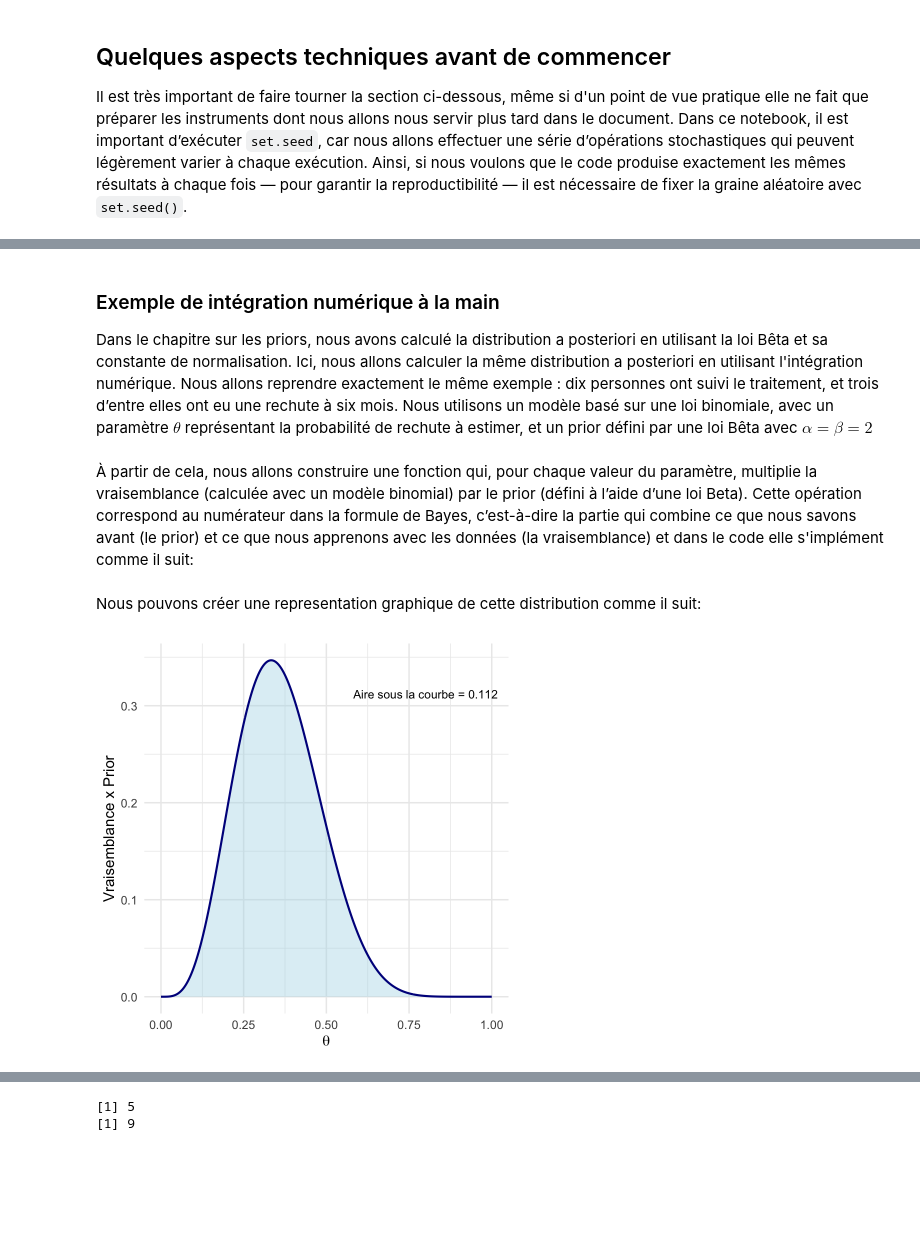
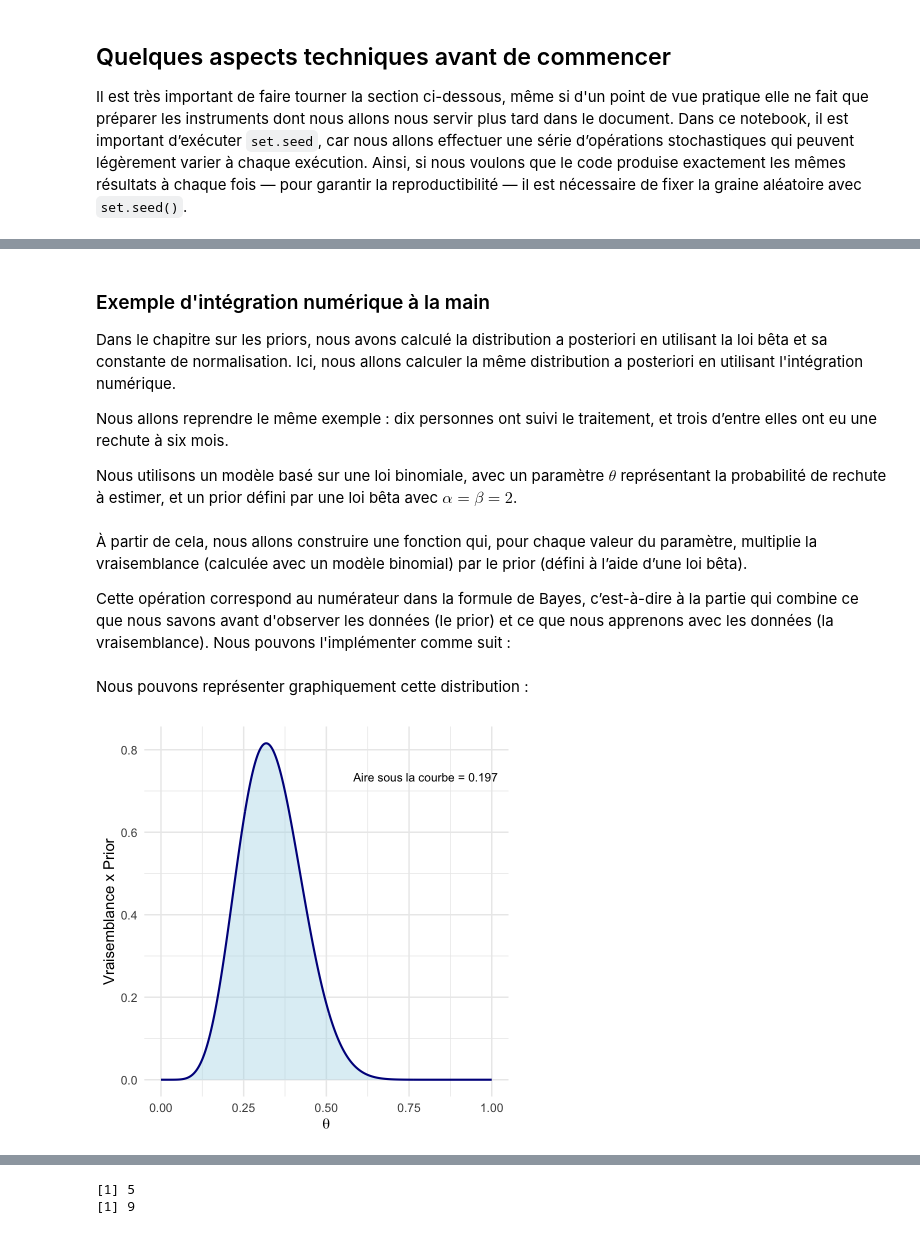
Before and after one commit to Affect-Learning-Decisions-Lab/cours_751526, a Jupyter notebook: mcmc/mcmc.ipynb, the cells around one changed output, grey strips where cells are left out. Saved outputs shown, nothing was run; the diff lists cells and outputs as text; code cells hidden in the pictures; blank space fills up the shorter version.

```diff
--- a/mcmc/mcmc.ipynb
+++ b/mcmc/mcmc.ipynb
@@ -26,22 +29,26 @@ Formellement cela se calcule comme une intégrale, donc dans notre cas il se for
 
 $$ P(x) = \int d\theta \  P(x \mid \theta) \cdot P(\theta) $$
 # %% [markdown]
-### Exemple de intégration numérique à la main
+### Exemple d'intégration numérique à la main
 
-Dans le chapitre sur les priors, nous avons calculé la distribution a posteriori en utilisant la loi Bêta et sa constante de normalisation.
-Ici, nous allons calculer la même distribution a posteriori en utilisant l'intégration numérique.
-Nous allons reprendre exactement le même exemple : dix personnes ont suivi le traitement, et trois d’entre elles ont eu une rechute à six mois.
-Nous utilisons un modèle basé sur une loi binomiale, avec un paramètre $\theta$ représentant la probabilité de rechute à estimer, et un prior défini par une loi Bêta avec $\alpha = \beta = 2$
+Dans le chapitre sur les priors, nous avons calculé la distribution a posteriori en utilisant la loi bêta et sa constante de normalisation. Ici, nous allons calculer la même distribution a posteriori en utilisant l'intégration numérique.
+
+Nous allons reprendre le même exemple : dix personnes ont suivi le traitement, et trois d’entre elles ont eu une rechute à six mois.
+
+Nous utilisons un modèle basé sur une loi binomiale, avec un paramètre $\theta$ représentant la probabilité de rechute à estimer, et un prior défini par une loi bêta avec $\alpha = \beta = 2$.
 # %%
 # Données
-k = 3
-n = 10
+k <- 3
+n <- 10
+
 # Hyperparamètres du prior
-alpha = 2
-beta = 2
+alpha <- 2
+beta <- 2
+
 # Espace des paramètres à explorer (variant de 0 à 1 avec des pas de 0,002)
-p <- seq(0,1,.002)
+p <- seq(0, 1, .002)
 # %% [markdown]
-À partir de cela, nous allons construire une fonction qui, pour chaque valeur du paramètre, multiplie la vraisemblance (calculée avec un modèle binomial) par le prior (défini à l’aide d’une loi Beta).
-Cette opération correspond au numérateur dans la formule de Bayes, c’est-à-dire la partie qui combine ce que nous savons avant (le prior) et ce que nous apprenons avec les données (la vraisemblance) et dans le code elle s'implément comme il suit:
+À partir de cela, nous allons construire une fonction qui, pour chaque valeur du paramètre, multiplie la vraisemblance (calculée avec un modèle binomial) par le prior (défini à l’aide d’une loi bêta).
+
+Cette opération correspond au numérateur dans la formule de Bayes, c’est-à-dire à la partie qui combine ce que nous savons avant d'observer les données (le prior) et ce que nous apprenons avec les données (la vraisemblance). Nous pouvons l'implémenter comme suit :
 # %%
@@ -50,22 +57,24 @@ numerator <- function(p) dbinom(k,n,p)*dbeta(p,alpha,beta)
 # %% [markdown]
-Nous pouvons créer une representation graphique de cette distribution comme il suit:
+Nous pouvons représenter graphiquement cette distribution :
 # %%
-# mettre le tout dans une dataframe
+# Mettre l'ensemble dans une dataframe
 df <- data.frame(prob = p, num = numerator(p))
 
-# faire le graphique
+aire_courbe <- integrate(numerator, 0, 1)$value
+
+# Faire le graphique
 ggplot(df, aes(x = prob, y = num)) +
   geom_area(fill = "lightblue", alpha = 0.4) +
   geom_line(color = "darkblue", linewidth = 1.2) +
-  annotate("text", x = max(df$prob)*0.8, y = max(df$num) * 0.9,
-           label = paste0("Aire sous la courbe = ", round(denominator,3)),
+  annotate("text", x = max(df$prob) * 0.8, y = max(df$num) * 0.9,
+           label = paste0("Aire sous la courbe = ", round(aire_courbe, 3)),
            size = 5, color = "black") +
   labs(
     x = expression(theta),
     y = "Vraisemblance x Prior"
   ) +
-   theme_minimal(base_size = 18)
+  theme_minimal(base_size = 18)
 # %% [output]
-[figure, old version]
+[figure, new version]
 # %% [markdown]
 Vous pouvez voir que cette distribution n'est pas une fonction de densité valide, car son intégrale ne correspond pas à 1. Pour obtenir une distribution a posteriori qui représente une fonction de densité valide, il nous faut cette fameuse constante de normalisation $P(D)$.
```
Also changed, not shown: parts of 36 cells of this notebook.
